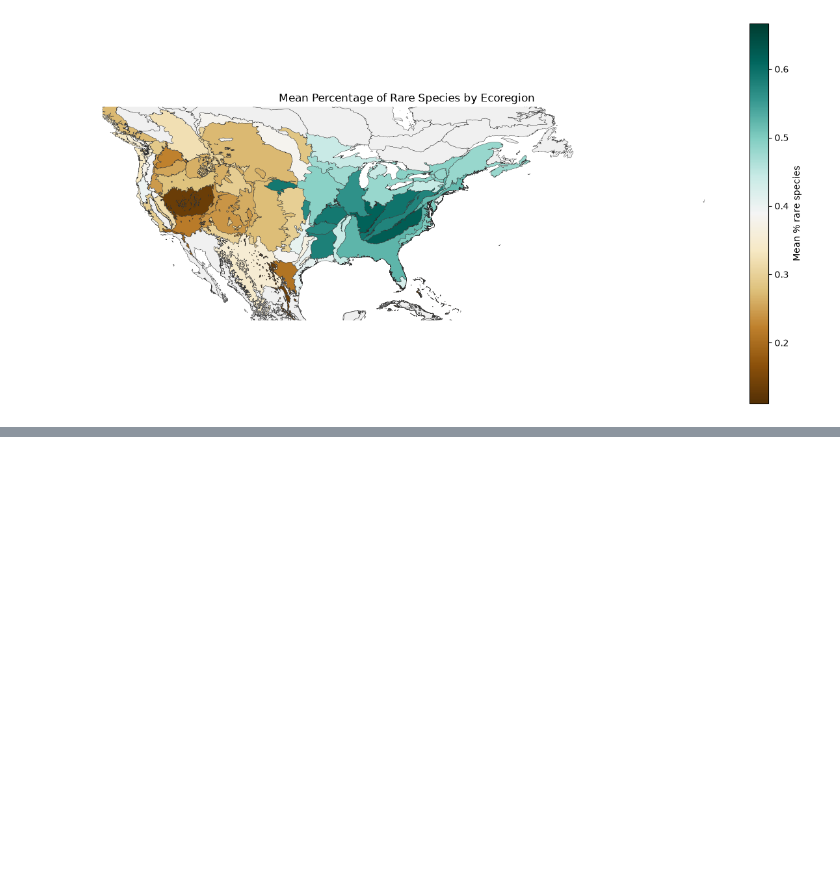
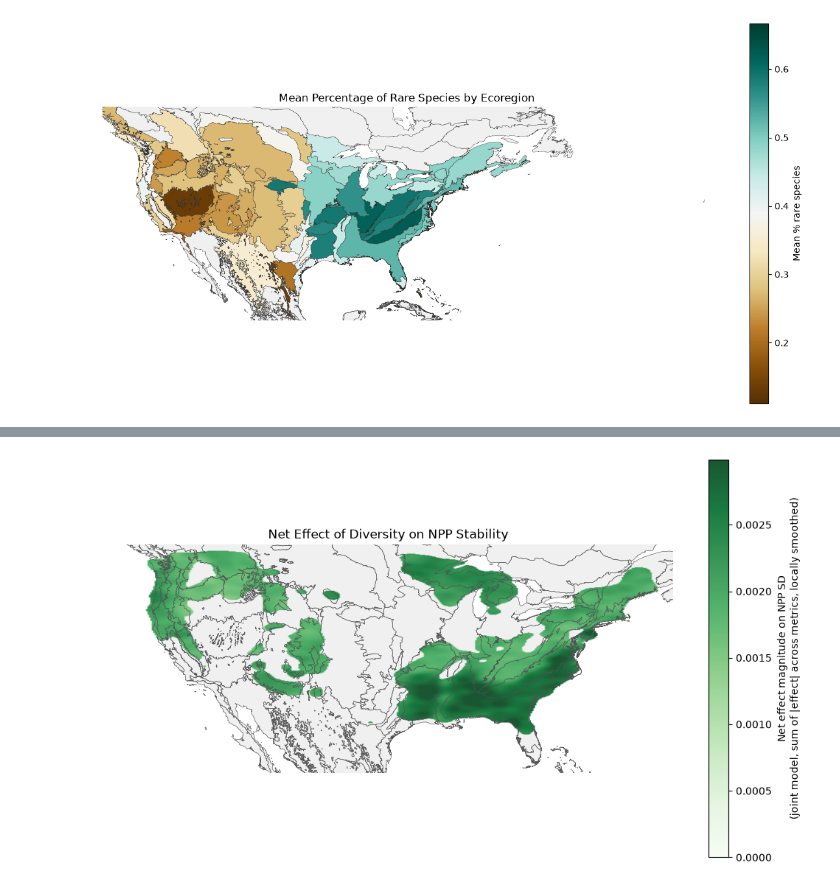
Before and after one commit to qiulinlx/FD_Stability, a Jupyter notebook: scratch.ipynb, the cells around one changed output, grey strips where cells are left out. Cells and saved outputs as stored; diff of their text form; code cells hidden in the pictures; blank space fills up the shorter version.

```diff
--- a/scratch.ipynb
+++ b/scratch.ipynb
@@ -172,0 +397,86 @@ plt.show()
+# %%
+import numpy as np
+from scipy.ndimage import gaussian_filter
+
+xmin, xmax, ymin, ymax = -130, -65, 24, 50
+grid_res = 400   # finer grid = smoother result; bump up if it still looks blocky
+
+# ---------------------------------------------------------------
+# Weighted 2D histogram: bin points into a fine grid, accumulating
+# both the SUM of net_effect values and the COUNT of points per cell.
+# ---------------------------------------------------------------
+x = points.geometry.x.values
+y = points.geometry.y.values
+vals = points['net_effect'].values
+
+sum_grid, xedges, yedges = np.histogram2d(
+    x, y, bins=grid_res, range=[[xmin, xmax], [ymin, ymax]], weights=vals
+)
+count_grid, _, _ = np.histogram2d(
+    x, y, bins=grid_res, range=[[xmin, xmax], [ymin, ymax]]
+)
+
+# ---------------------------------------------------------------
+# Gaussian-smooth BOTH grids with the same kernel, then divide --
+# this is a Nadaraya-Watson-style local weighted average. Unlike
+# griddata's cubic interpolation, this can NEVER produce a value
+# outside the range of your actual data (it's always a weighted
+# average of real points), so no overshoot, no negative artifacts.
+# sigma controls smoothness: higher = smoother/more blended, lower =
+# closer to the raw point pattern. Start around 3-5 and adjust by eye.
+# ---------------------------------------------------------------
+sigma = 4
+smooth_sum = gaussian_filter(sum_grid, sigma=sigma)
+smooth_count = gaussian_filter(count_grid, sigma=sigma)
+
+with np.errstate(invalid='ignore', divide='ignore'):
+    smooth_avg = smooth_sum / smooth_count
+
+# Mask cells with too little nearby data (same spirit as the earlier
+# distance mask, just expressed as "effective local sample count"
+# instead of raw distance) -- keeps the map honest about where you
+# actually have data.
+min_effective_count = 0.5
+smooth_avg_masked = np.ma.masked_where(smooth_count < min_effective_count, smooth_avg)
+
+# ---------------------------------------------------------------
+# Plot as a solid raster -- alpha near 1 now that color comes from
+# one smoothed grid rather than stacked transparent dots, which is
+# what actually gives richer, more saturated color.
+# ---------------------------------------------------------------
+vmax_smooth = np.percentile(smooth_avg_masked.compressed(), 98)
+print(f"Smoothed color scale max (98th pctile): {vmax_smooth:.5f}")
+
+fig, ax = plt.subplots(figsize=(10, 8))
+
+ecoregions.plot(ax=ax, color="#f0f0f0", edgecolor="#545454", linewidth=0.2, zorder=1)
+
+im = ax.imshow(
+    smooth_avg_masked.T,          # transpose: histogram2d's axes are (x, y), imshow wants (row=y, col=x)
+    extent=[xmin, xmax, ymin, ymax],
+    origin='lower',
+    cmap=plt.cm.Greens,
+    vmin=0,
+    vmax=vmax_smooth,
+    alpha=0.9,
+    zorder=2,
+    interpolation='bilinear',     # extra visual smoothing on top of the gaussian-filtered values
+)
+
+# Redraw the ecoregion OUTLINES on top of the color raster --
+# facecolor="none" so only the border lines render, letting them show
+# through the green shading beneath rather than being covered by it.
+# Higher zorder than the imshow puts these lines above it.
+ecoregions.plot(ax=ax, facecolor="none", edgecolor="#545454", linewidth=0.3, zorder=3)
+
+cbar = fig.colorbar(im, ax=ax, shrink=0.7)
+cbar.set_label("Net effect magnitude on NPP SD\n(joint model, sum of |effect| across metrics, locally smoothed)")
+
+ax.set_title("Net Effect of Diversity on NPP Stability")
+ax.set_axis_off()
+ax.set_xlim(xmin, xmax)
+ax.set_ylim(ymin, ymax)
+
+plt.tight_layout()
+plt.show()
+# %% [output]
@@ -172,0 +484 @@ plt.show()
+[figure, added]
```
Also changed, not shown: parts of 11 cells of this notebook, 18 other files.
